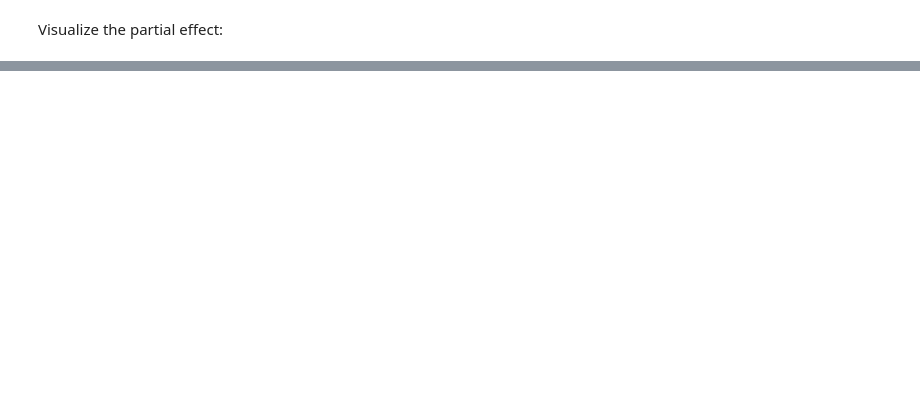
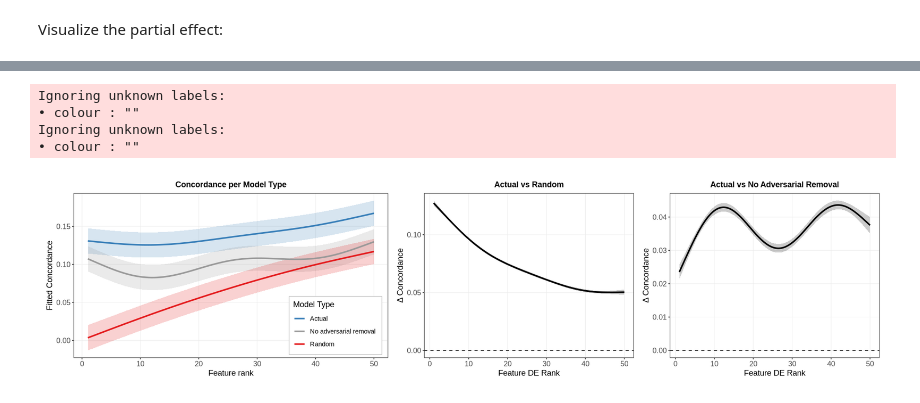
Before and after one commit to hmbaghdassarian/scLEMBAS, a Jupyter notebook: notebooks/McCauley_2024/06_assess_predictions/02_counterfactual_separation/01Bii_concordance_GAMM.ipynb, the cells around one changed output, grey strips where cells are left out. Saved outputs shown, nothing was run; the diff lists cells and outputs as text; code cells hidden in the pictures; blank space fills up the shorter version.

```diff
--- a/notebooks/McCauley_2024/06_assess_predictions/02_counterfactual_separation/01Bii_concordance_GAMM.ipynb
+++ b/notebooks/McCauley_2024/06_assess_predictions/02_counterfactual_separation/01Bii_concordance_GAMM.ipynb
@@ -394,3 +416,33 @@ Interpretation:
 # %% [markdown]
 Visualize the smooth curve differences:
+# %%
+theme_pub_bw <- function(base_size = 11,
+                         base_family = "",
+                         show_legend = FALSE) {
+
+  theme_bw(base_size = base_size, base_family = base_family) +
+    theme(
+      # remove distracting minor grid; keep faint major grid if you like
+      panel.grid.minor = element_blank(),
+      panel.grid.major = element_line(linewidth = 0.25),
+
+      # crisp panel border
+      panel.border = element_rect(linewidth = 0.6),
+
+      # ticks & axis text
+      axis.ticks = element_line(linewidth = 0.5),
+      axis.ticks.length = unit(2, "pt"),
+      axis.title = element_text(size = base_size),
+      axis.text  = element_text(size = base_size - 1),
+
+      # titles
+      plot.title = element_text(hjust = 0.5, face = "bold", size = base_size),
+
+      # consistent spacing
+      plot.margin = margin(6, 6, 6, 6),
+
+      # optional legend
+      legend.position = if (show_legend) "right" else "none"
+    )
+}
 # %%
@@ -521,0 +657,18 @@ ggplot(plot_df, aes(x = rank, y = fit, color = mod_type, fill = mod_type)) +
+# %%
+h = 4
+w = 16
+options(
+  repr.plot.width  = w,
+  repr.plot.height = h
+)
+
+p_all <- (p_conc | p_AR | p_AN) +
+  plot_layout(widths = c(1.5, 1, 1))
+
+p_all
+# %% [output]
+Ignoring unknown labels:
+• colour : ""
+Ignoring unknown labels:
+• colour : ""
+[figure, added]
```
Also changed, not shown: parts of 8 cells of this notebook, 8 other files.
